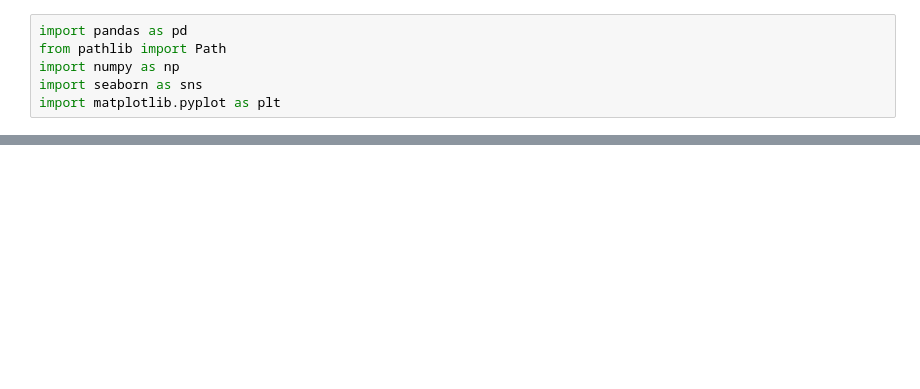
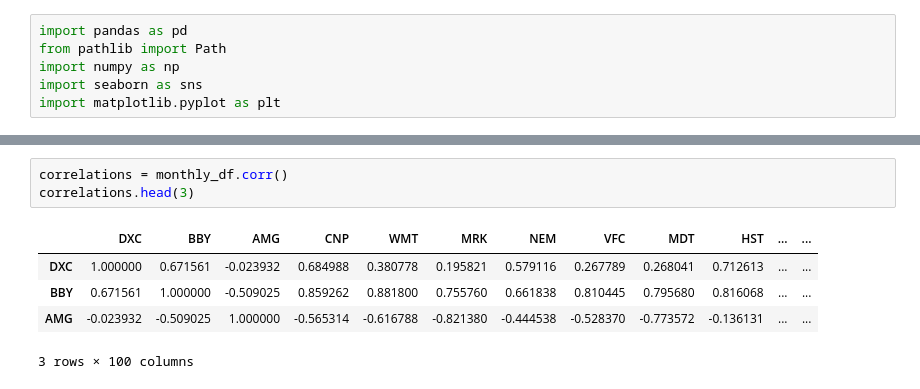
Before and after one commit to nicolegoldin/CollaborativeProject1, a Jupyter notebook: stock_picking.ipynb, the cells around one changed output, grey strips where cells are left out. Cells and saved outputs as stored; diff of their text form; blank space fills up the shorter version.

```diff
--- a/stock_picking.ipynb
+++ b/stock_picking.ipynb
@@ -12 +29,10 @@ returns.dropna(inplace = True)
+# %%
+correlations = monthly_df.corr()
+correlations.head(3)
+# %% [output]
+|  | DXC | BBY | AMG | CNP | WMT | MRK | NEM | VFC | MDT | HST | ... | ... |
+| DXC | 1.000000 | 0.671561 | -0.023932 | 0.684988 | 0.380778 | 0.195821 | 0.579116 | 0.267789 | 0.268041 | 0.712613 | ... | ... |
+| BBY | 0.671561 | 1.000000 | -0.509025 | 0.859262 | 0.881800 | 0.755760 | 0.661838 | 0.810445 | 0.795680 | 0.816068 | ... | ... |
+| AMG | -0.023932 | -0.509025 | 1.000000 | -0.565314 | -0.616788 | -0.821380 | -0.444538 | -0.528370 | -0.773572 | -0.136131 | ... | ... |
+3 rows × 100 columns
 # %%
```
Also changed, not shown: parts of 5 cells of this notebook, 26 other files.
